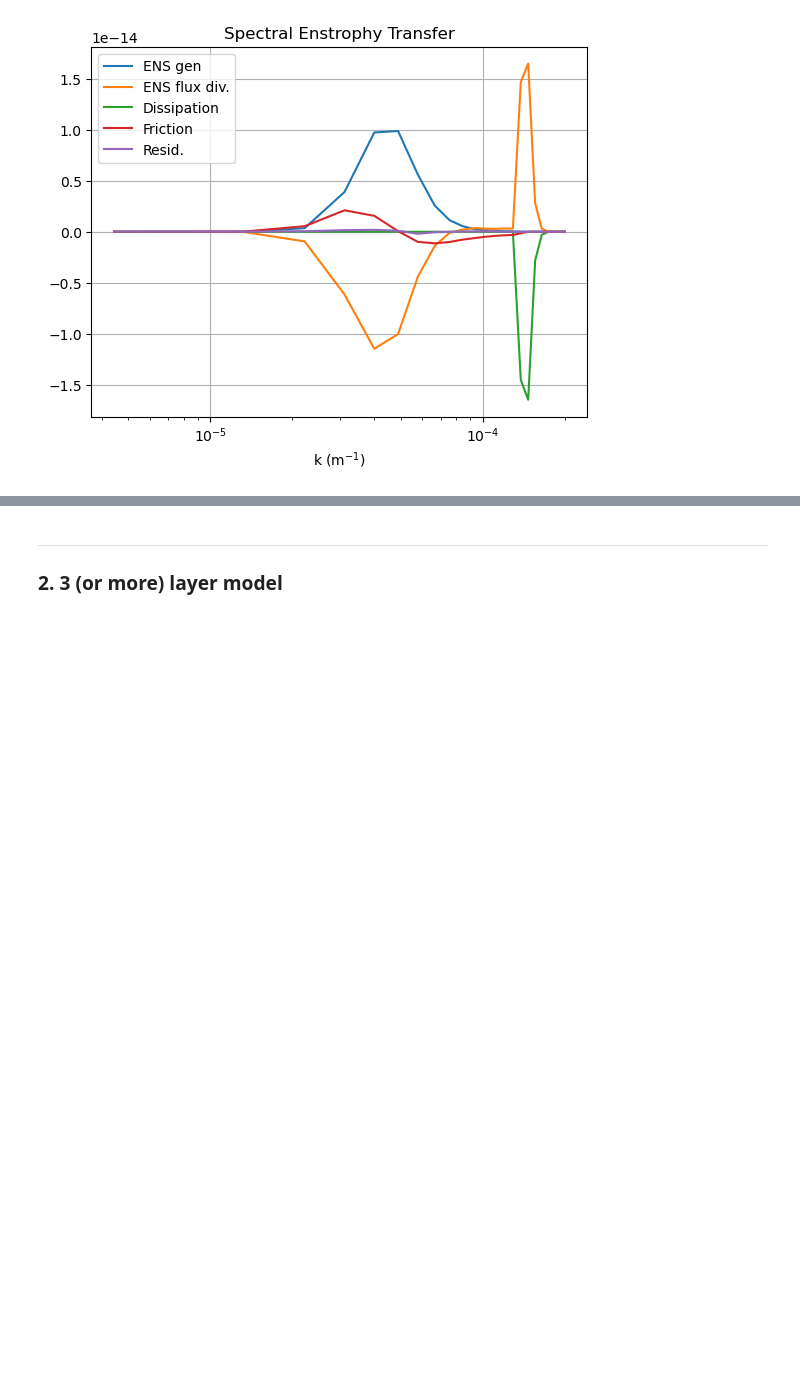
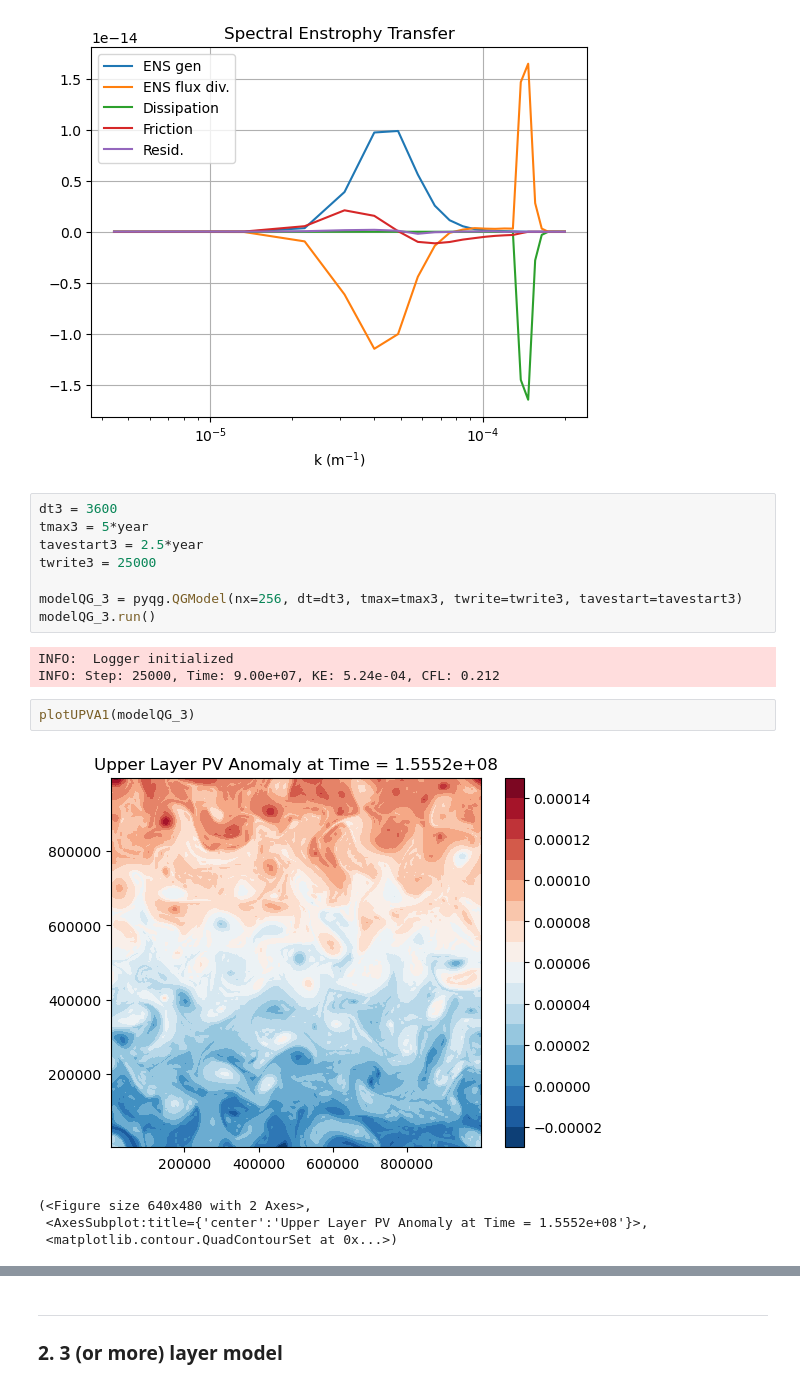
Before and after one commit to pjin1010/ResearchSGS, a Jupyter notebook: pyqgTests.ipynb, the cells around one changed output, grey strips where cells are left out. Saved outputs shown, nothing was run; the diff lists cells and outputs as text; blank space fills up the shorter version.

```diff
--- a/pyqgTests.ipynb
+++ b/pyqgTests.ipynb
@@ -468,3 +468,21 @@ plotSFlux(modelQG_2, 'enstrophy')
 # %% [output]
 [figure]
 [figure]
+# %%
+dt3 = 3600
+tmax3 = 5*year
+tavestart3 = 2.5*year
+twrite3 = 25000
+
+modelQG_3 = pyqg.QGModel(nx=256, dt=dt3, tmax=tmax3, twrite=twrite3, tavestart=tavestart3)
+modelQG_3.run()
+# %% [output]
+INFO:  Logger initialized
+INFO: Step: 25000, Time: 9.00e+07, KE: 5.24e-04, CFL: 0.212
+# %%
+plotUPVA1(modelQG_3)
+# %% [output]
+[figure, added]
+(<Figure size 640x480 with 2 Axes>,
+ <AxesSubplot:title={'center':'Upper Layer PV Anomaly at Time = 1.5552e+08'}>,
+ <matplotlib.contour.QuadContourSet at 0x...>)
```
Also changed, not shown: parts of 17 cells of this notebook.
